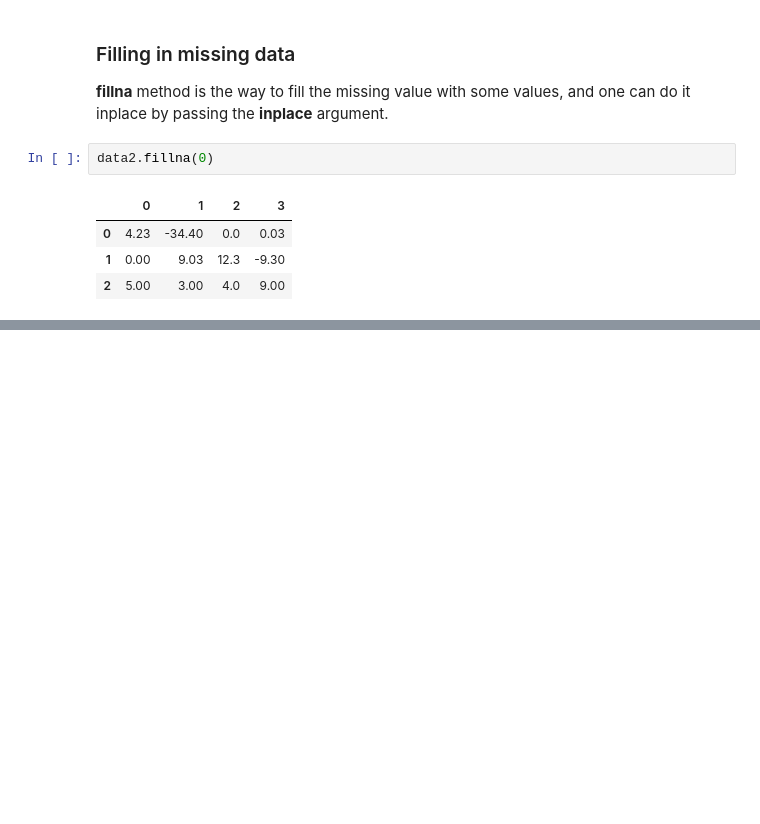
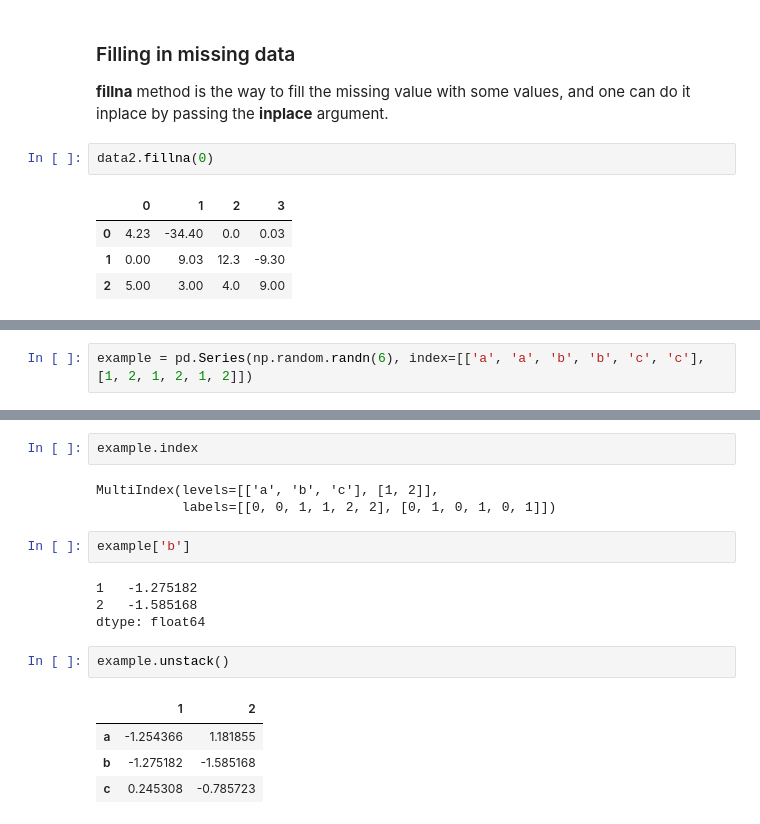
Before and after one commit to dolremi/Python-Notes, a Jupyter notebook: Pandas/Data_Structure.ipynb, the cells around one changed output, grey strips where cells are left out. Cells and saved outputs as stored; diff of their text form; blank space fills up the shorter version.

```diff
--- a/Pandas/Data_Structure.ipynb
+++ b/Pandas/Data_Structure.ipynb
@@ -495,0 +499,2 @@ data2.fillna(0)
+# %%
+example = pd.Series(np.random.randn(6), index=[['a', 'a', 'b', 'b', 'c', 'c'], [1, 2, 1, 2, 1, 2]])
@@ -495,0 +511,18 @@ data2.fillna(0)
+# %%
+example.index
+# %% [output]
+MultiIndex(levels=[['a', 'b', 'c'], [1, 2]],
+           labels=[[0, 0, 1, 1, 2, 2], [0, 1, 0, 1, 0, 1]])
+# %%
+example['b']
+# %% [output]
+1   -1.275182
+2   -1.585168
+dtype: float64
+# %%
+example.unstack()
+# %% [output]
+|  | 1 | 2 |
+| a | -1.254366 | 1.181855 |
+| b | -1.275182 | -1.585168 |
+| c | 0.245308 | -0.785723 |
```
Also changed, not shown: parts of 4 cells of this notebook.
